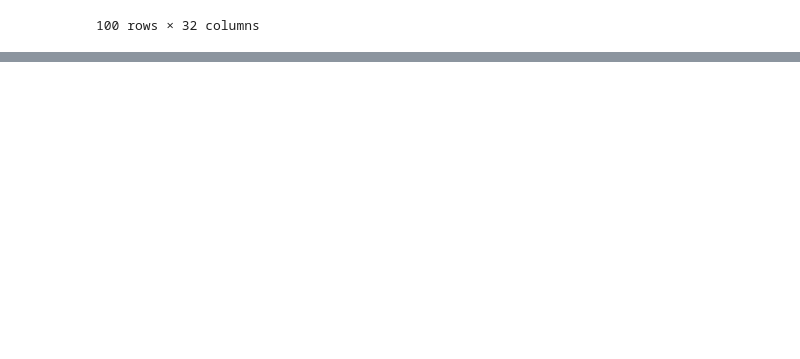
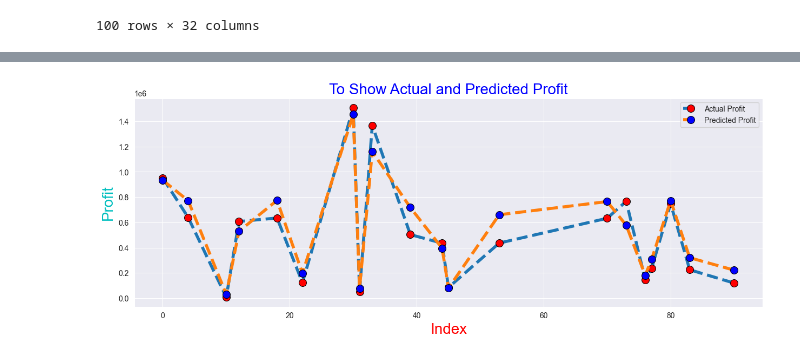
Before and after one commit to gdprasad1201/Amazon-Sales-Data-Analytics-Mini-Project, a Jupyter notebook: sales.ipynb, the cells around one changed output, grey strips where cells are left out. Cells and saved outputs as stored; diff of their text form; code cells hidden in the pictures; blank space fills up the shorter version.

```diff
--- a/sales.ipynb
+++ b/sales.ipynb
@@ -567,0 +561,16 @@ r2_score(y_test, y_pred)
+# %%
+# The Random Forest model with hyperparameter tuning is performing better than the previous models. We can use this model to predict the most profitable combination of region, item type, and sales channel, given the number of units sold and unit prices.
+plt.figure(figsize = (15,5))
+
+sns.lineplot(x = y_test.index, y = y_test.values, linestyle = '--' ,linewidth = 4 , marker = 'o', markersize = 10,
+                markerfacecolor ='red', markeredgecolor ='black', label = 'Actual Profit')
+sns.lineplot(x = y_test.index, y = y_pred, linestyle = '--' ,linewidth = 4 , marker = 'o', markersize = 10,
+                markerfacecolor ='blue', markeredgecolor ='black', label = 'Predicted Profit')
+
+plt.title('To Show Actual and Predicted Profit', fontsize = 20, color = 'Blue')
+plt.xlabel('Index', fontsize = 20, color = 'red')
+plt.ylabel('Profit', fontsize = 20, color = 'c')
+plt.legend()
+plt.show()
+# %% [output]
+[figure, added]
```
Also changed, not shown: parts of 6 cells of this notebook.
